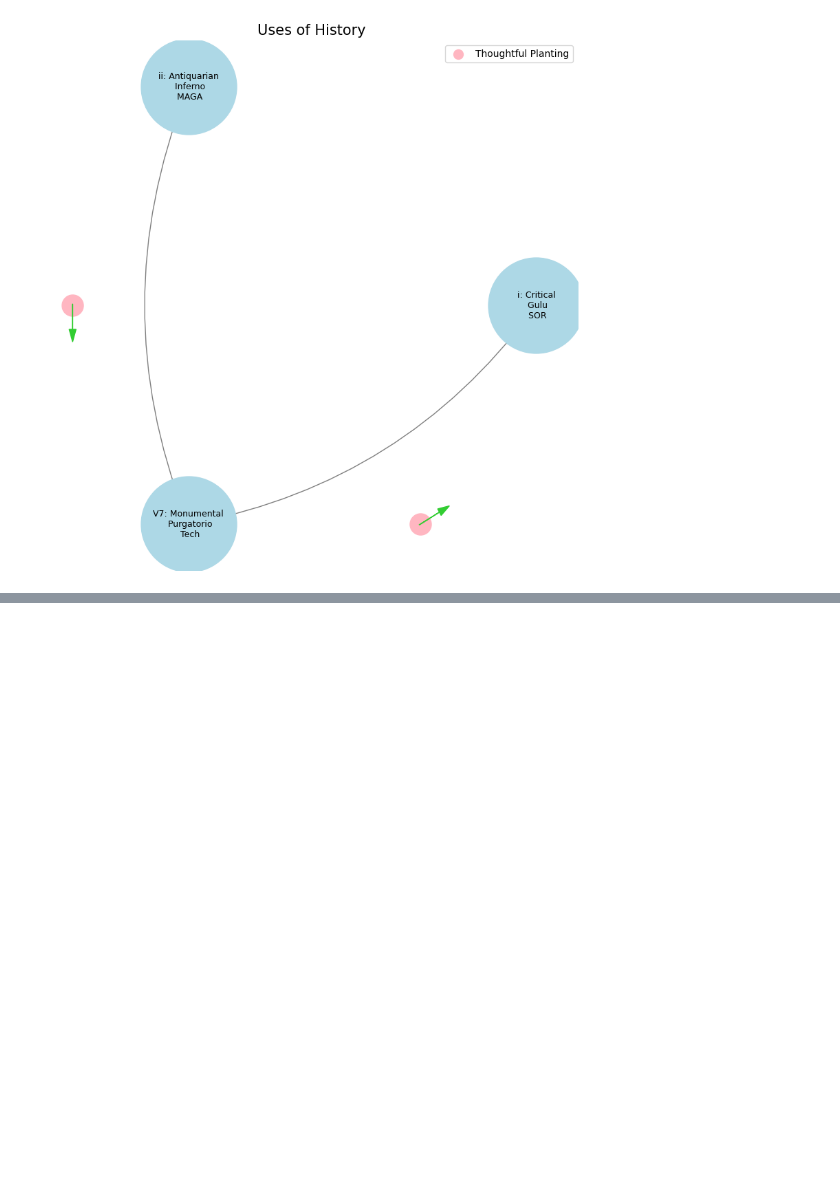
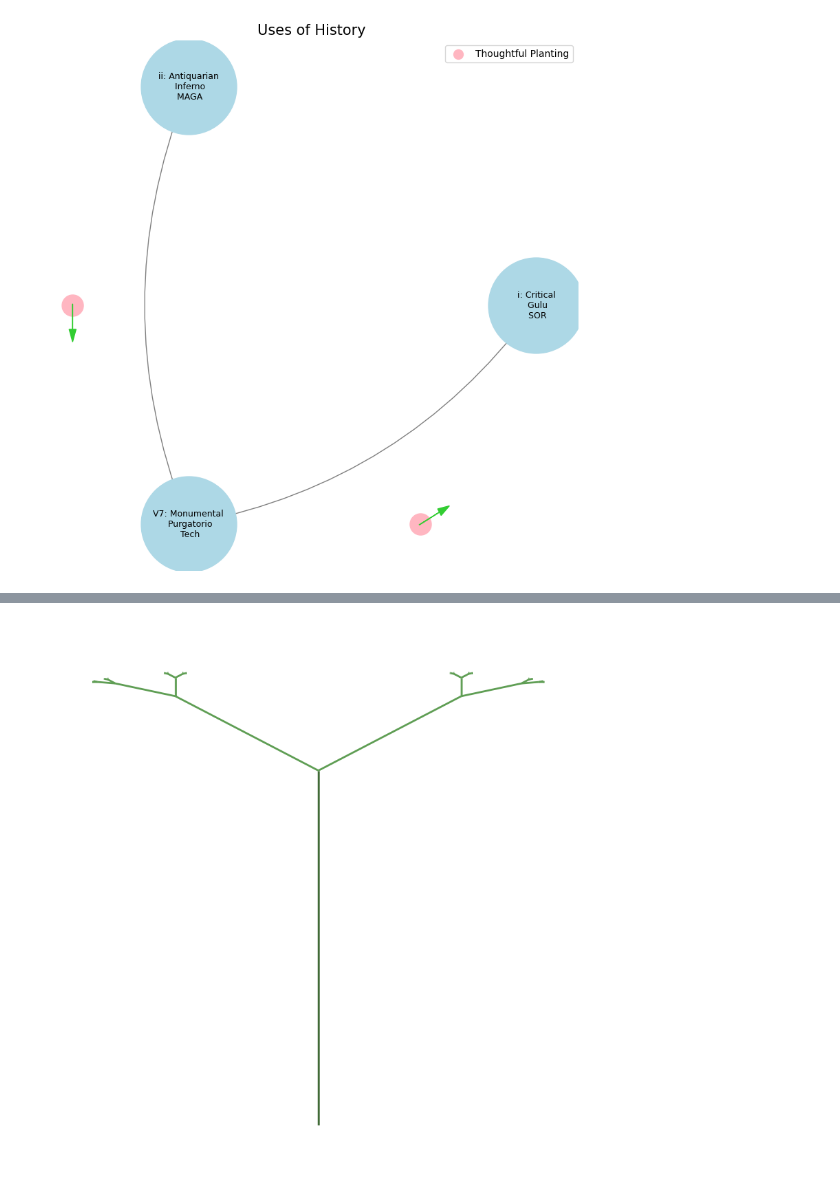
Before and after one commit to abikesa/workflow, a Jupyter notebook: _build/jupyter_execute/py.ipynb, the cells around one changed output, grey strips where cells are left out. Drawn from its saved outputs; the diff is of its cells as text; code cells hidden in the pictures; blank space fills up the shorter version.

```diff
--- a/_build/jupyter_execute/py.ipynb
+++ b/_build/jupyter_execute/py.ipynb
@@ -906,0 +1066,72 @@ plt.show()
+# %%
+import networkx as nx
+import matplotlib.pyplot as plt
+
+def add_broccoli_edges(G, start, depth, angle, scale):
+    if depth == 0:
+        return start
+
+    end = (start[0] + scale * angle[0], start[1] + scale * angle[1])
+
+    G.add_edge(start, end)
+
+    # Adjust the angles for a more compact structure
+    new_angle1 = (angle[0] * 0.7 - angle[1] * 0.3, angle[0] * 0.3 + angle[1] * 0.7)
+    new_angle2 = (angle[0] * 0.7 + angle[1] * 0.3, -angle[0] * 0.3 + angle[1] * 0.7)
+
+    child1 = add_broccoli_edges(G, end, depth - 1, new_angle1, scale * 0.3)
+    child2 = add_broccoli_edges(G, end, depth - 1, new_angle2, scale * 0.3)
+
+    return end
+
+def create_broccoli_graph(depth, scale=1):
+    G = nx.Graph()
+    start = (0, 0)
+    angle = (0, 1)
+
+    child1 = add_broccoli_edges(G, start, depth, angle, scale)
+
+    return G, start, child1
+
+# Generate the broccoli graph
+broccoli_depth = 6  # Adjust depth for more or fewer branches
+broccoli_graph, father, son = create_broccoli_graph(broccoli_depth, scale=0.6)
+
+# Find the children of "Father"
+children = list(broccoli_graph.neighbors(father))
+
+# Ensure there are at least two children
+if len(children) >= 2:
+    # Label the edges as "Son" and "HolySpirit"
+    edge_labels = {
+        (father, children[0]): "Son",
+        (father, children[1]): "HolySpirit"
+    }
+else:
+    edge_labels = {}
+
+# Define colors
+leaf_color = '#5F9E54'  # A green between lime and cabbage
+stem_color = '#3B6631'  # A darker green for the stem
+
+# Visualize the broccoli
+plt.figure(figsize=(8, 8))  # More compact square figure
+
+# Draw edges with different colors
+edges = broccoli_graph.edges()
+colors = [stem_color if i == 0 else leaf_color for i, (u, v) in enumerate(edges)]
+
+pos = {node: node for node in broccoli_graph.nodes()}
+nx.draw(broccoli_graph, pos, with_labels=False, node_size=0, edge_color=colors, width=2)
+
+# Draw edge labels if they exist
+if edge_labels:
+    nx.draw_networkx_edge_labels(broccoli_graph, pos, edge_labels=edge_labels, font_size=12)
+
+plt.axis('off')
+
+# Save the image
+# plt.savefig("/Users/apollo/Documents/rhythm/music/kitabo/ensi/figures/broccoli_fractal.png", dpi=300, bbox_inches='tight')
+plt.show()
+# %% [output]
+[figure, added]
```
Also changed, not shown: parts of 6 cells of this notebook, 37 other files.
